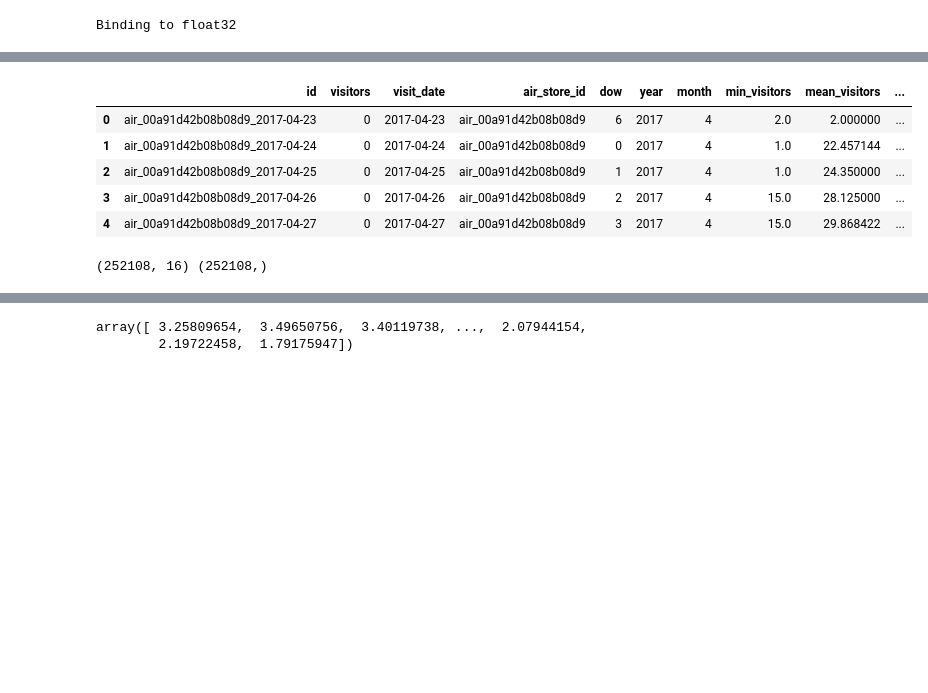
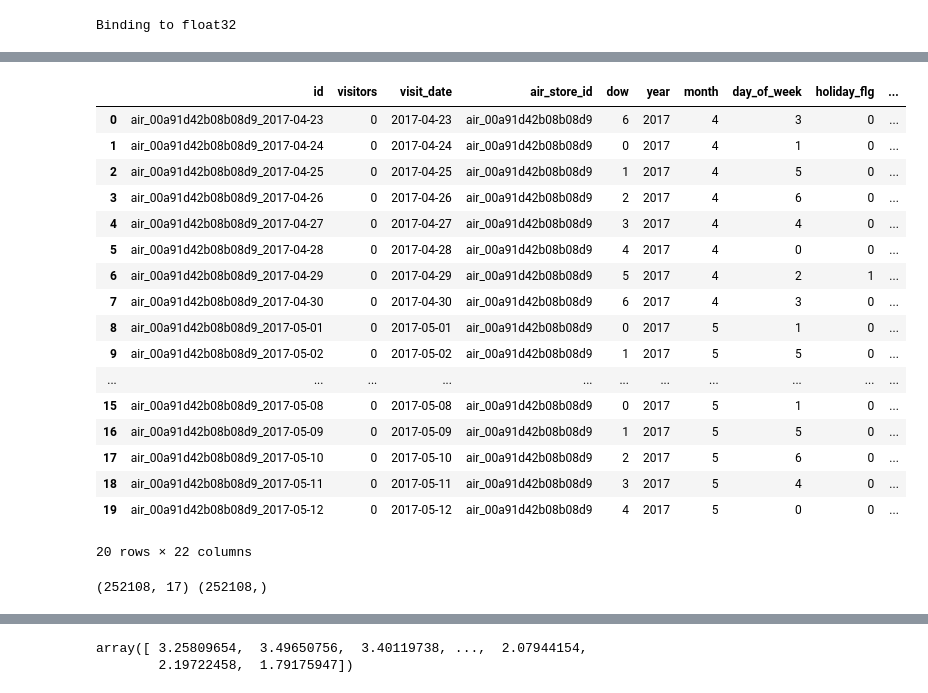
Before and after one commit to WillenZh/testGit, a Jupyter notebook: lgbm_simple.ipynb, the cells around one changed output, grey strips where cells are left out. Cells and saved outputs as stored; diff of their text form; code cells hidden in the pictures; blank space fills up the shorter version.

```diff
--- a/lgbm_simple.ipynb
+++ b/lgbm_simple.ipynb
@@ -444,8 +471,8 @@ data['tes'].head()
 train = pd.merge(data['tra'], data['hol'], how='left', on=['visit_date'])
 test = pd.merge(data['tes'], data['hol'], how='left', on=['visit_date'])
 
-train = pd.merge(data['tra'], stores, how='left', on=['air_store_id', 'dow'])
-test = pd.merge(data['tes'], stores, how='left', on=['air_store_id', 'dow'])
+train = pd.merge(train, stores, how='left', on=['air_store_id', 'dow'])
+test = pd.merge(test, stores, how='left', on=['air_store_id', 'dow'])
 
 for df in ['ar', 'hr']:
     train = pd.merge(
@@ -511,18 +552,30 @@ train.head()
 # %%
-test.head()
+test.head(20)
 # %% [output]
-|  | id | visitors | visit_date | air_store_id | dow | year | month | min_visitors | mean_visitors | ... |
-| 0 | air_00a91d42b08b08d9_2017-04-23 | 0 | 2017-04-23 | air_00a91d42b08b08d9 | 6 | 2017 | 4 | 2.0 | 2.000000 | ... |
-| 1 | air_00a91d42b08b08d9_2017-04-24 | 0 | 2017-04-24 | air_00a91d42b08b08d9 | 0 | 2017 | 4 | 1.0 | 22.457144 | ... |
-| 2 | air_00a91d42b08b08d9_2017-04-25 | 0 | 2017-04-25 | air_00a91d42b08b08d9 | 1 | 2017 | 4 | 1.0 | 24.350000 | ... |
-| 3 | air_00a91d42b08b08d9_2017-04-26 | 0 | 2017-04-26 | air_00a91d42b08b08d9 | 2 | 2017 | 4 | 15.0 | 28.125000 | ... |
-| 4 | air_00a91d42b08b08d9_2017-04-27 | 0 | 2017-04-27 | air_00a91d42b08b08d9 | 3 | 2017 | 4 | 15.0 | 29.868422 | ... |
+|  | id | visitors | visit_date | air_store_id | dow | year | month | day_of_week | holiday_flg | ... |
+| 0 | air_00a91d42b08b08d9_2017-04-23 | 0 | 2017-04-23 | air_00a91d42b08b08d9 | 6 | 2017 | 4 | 3 | 0 | ... |
+| 1 | air_00a91d42b08b08d9_2017-04-24 | 0 | 2017-04-24 | air_00a91d42b08b08d9 | 0 | 2017 | 4 | 1 | 0 | ... |
+| 2 | air_00a91d42b08b08d9_2017-04-25 | 0 | 2017-04-25 | air_00a91d42b08b08d9 | 1 | 2017 | 4 | 5 | 0 | ... |
+| 3 | air_00a91d42b08b08d9_2017-04-26 | 0 | 2017-04-26 | air_00a91d42b08b08d9 | 2 | 2017 | 4 | 6 | 0 | ... |
+| 4 | air_00a91d42b08b08d9_2017-04-27 | 0 | 2017-04-27 | air_00a91d42b08b08d9 | 3 | 2017 | 4 | 4 | 0 | ... |
+| 5 | air_00a91d42b08b08d9_2017-04-28 | 0 | 2017-04-28 | air_00a91d42b08b08d9 | 4 | 2017 | 4 | 0 | 0 | ... |
+| 6 | air_00a91d42b08b08d9_2017-04-29 | 0 | 2017-04-29 | air_00a91d42b08b08d9 | 5 | 2017 | 4 | 2 | 1 | ... |
+| 7 | air_00a91d42b08b08d9_2017-04-30 | 0 | 2017-04-30 | air_00a91d42b08b08d9 | 6 | 2017 | 4 | 3 | 0 | ... |
+| 8 | air_00a91d42b08b08d9_2017-05-01 | 0 | 2017-05-01 | air_00a91d42b08b08d9 | 0 | 2017 | 5 | 1 | 0 | ... |
+| 9 | air_00a91d42b08b08d9_2017-05-02 | 0 | 2017-05-02 | air_00a91d42b08b08d9 | 1 | 2017 | 5 | 5 | 0 | ... |
+| ... | ... | ... | ... | ... | ... | ... | ... | ... | ... | ... |
+| 15 | air_00a91d42b08b08d9_2017-05-08 | 0 | 2017-05-08 | air_00a91d42b08b08d9 | 0 | 2017 | 5 | 1 | 0 | ... |
+| 16 | air_00a91d42b08b08d9_2017-05-09 | 0 | 2017-05-09 | air_00a91d42b08b08d9 | 1 | 2017 | 5 | 5 | 0 | ... |
+| 17 | air_00a91d42b08b08d9_2017-05-10 | 0 | 2017-05-10 | air_00a91d42b08b08d9 | 2 | 2017 | 5 | 6 | 0 | ... |
+| 18 | air_00a91d42b08b08d9_2017-05-11 | 0 | 2017-05-11 | air_00a91d42b08b08d9 | 3 | 2017 | 5 | 4 | 0 | ... |
+| 19 | air_00a91d42b08b08d9_2017-05-12 | 0 | 2017-05-12 | air_00a91d42b08b08d9 | 4 | 2017 | 5 | 0 | 0 | ... |
+20 rows × 22 columns
 # %%
 
 
-train_x = train.drop(['air_store_id', 'visit_date', 'visitors'], axis=1)
+train_x = train.drop(['air_store_id', 'visit_date', 'visitors', 'dow'], axis=1)
 train_y = np.log1p(train['visitors'].values)
 print(train_x.shape, train_y.shape)
 # %% [output]
-(252108, 16) (252108,)
+(252108, 17) (252108,)
 # %%
```
Also changed, not shown: parts of 23 cells of this notebook.
